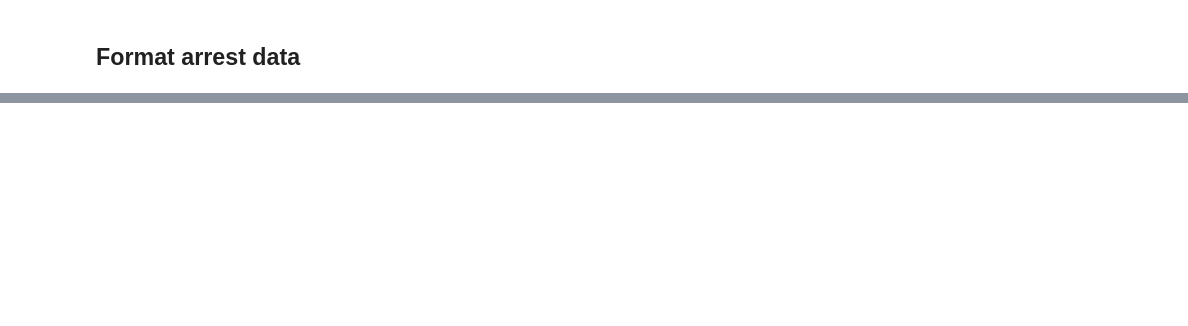
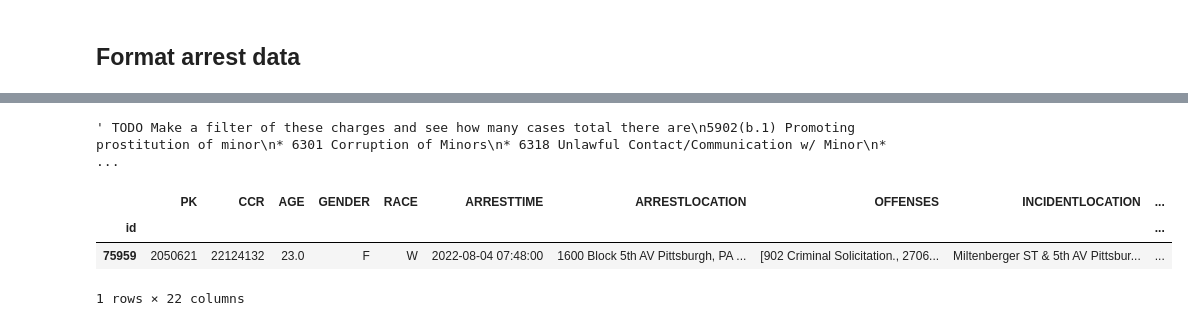
Before and after one commit to moates/pghSWArrests, a Jupyter notebook: arrest_data_analysis.ipynb, the cells around one changed output, grey strips where cells are left out. Drawn from its saved outputs; the diff is of its cells as text; code cells hidden in the pictures; blank space fills up the shorter version.

```diff
--- a/arrest_data_analysis.ipynb
+++ b/arrest_data_analysis.ipynb
@@ -95,9 +87,11 @@ charges_by_p = {
     "clients" : ["5902(e)"]
 }
 # %%
-## Providers
-provider_masks = []
-for key in charges_dict["providers"]:
-    provider_masks.append(data.OFFENSES.str.contains(key))
+## Add boolean column for each type of charge
+provider_mask = data.OFFENSES.str.contains('|'.join(charges_dict["providers"]))
+third_mask = data.OFFENSES.str.contains('|'.join(charges_dict["third-party"]))
+client_mask = data.OFFENSES.str.contains('|'.join(charges_dict["clients"]))
 
-data.OFFENSES.str.contains('|'.join(charges_dict["providers"]))
+data["ISPROVIDER"] = provider_mask
+data["ISTHIRDPARTY"] = third_mask
+data["ISCLIENT"] = client_mask
@@ -163,0 +288,22 @@ possible_charges <- str_c("5902(a)", "5902(b)", "5902(c)", "5902(d)", "5902 (a)"
+# %%
+""" TODO Make a filter of these charges and see how many cases total there are
+5902(b.1) Promoting prostitution of minor
+* 6301 Corruption of Minors
+* 6318 Unlawful Contact/Communication w/ Minor
+* 2910 Luring a Child into a Motor Vehicle.
+* 3011(b) Trafficking in Minors
+* 3131(c)(1) Unlawful dissemination of intimate image -- Person depicted IS a minor UNDER 18 (M1)
+* 3126(a)(7) Indecent assault of person under 13
+* 4304(a)(1) Endangering Welfare of Children.
+"""
+# %% [output]
+' TODO Make a filter of these charges and see how many cases total there are\n5902(b.1) Promoting prostitution of minor\n* 6301 Corruption of Minors\n* 6318 Unlawful Contact/Communication w/ Minor\n*  ...
+# %%
+charge = "b.1"
+data_minors = data[data.OFFENSES.apply(lambda offs: any(charge in off for off in offs))]
+data_minors
+# %% [output]
+|  | PK | CCR | AGE | GENDER | RACE | ARRESTTIME | ARRESTLOCATION | OFFENSES | INCIDENTLOCATION | ... |
+| id |  |  |  |  |  |  |  |  |  | ... |
+| 75959 | 2050621 | 22124132 | 23.0 | F | W | 2022-08-04 07:48:00 | 1600 Block 5th AV Pittsburgh, PA ... | [902 Criminal Solicitation., 2706... | Miltenberger ST & 5th AV Pittsbur... | ... |
+1 rows × 22 columns
```
Also changed, not shown: parts of 33 cells of this notebook.
